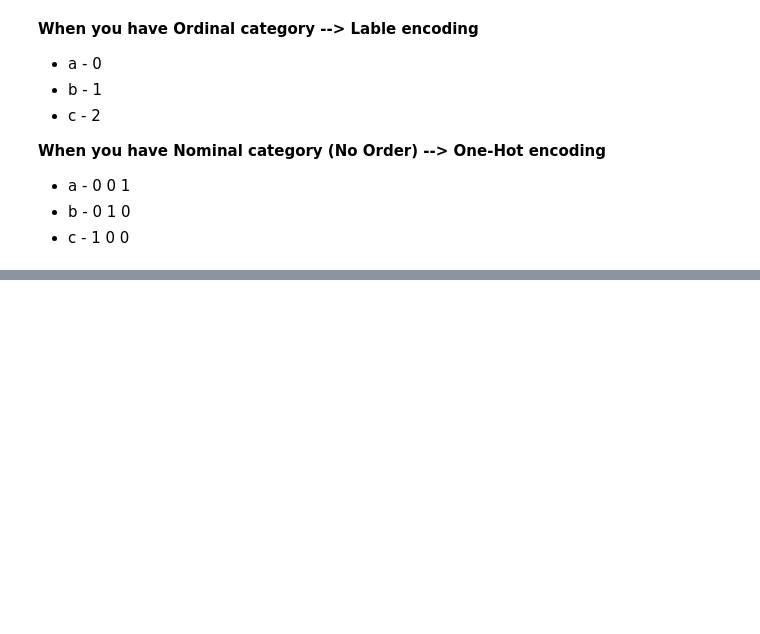
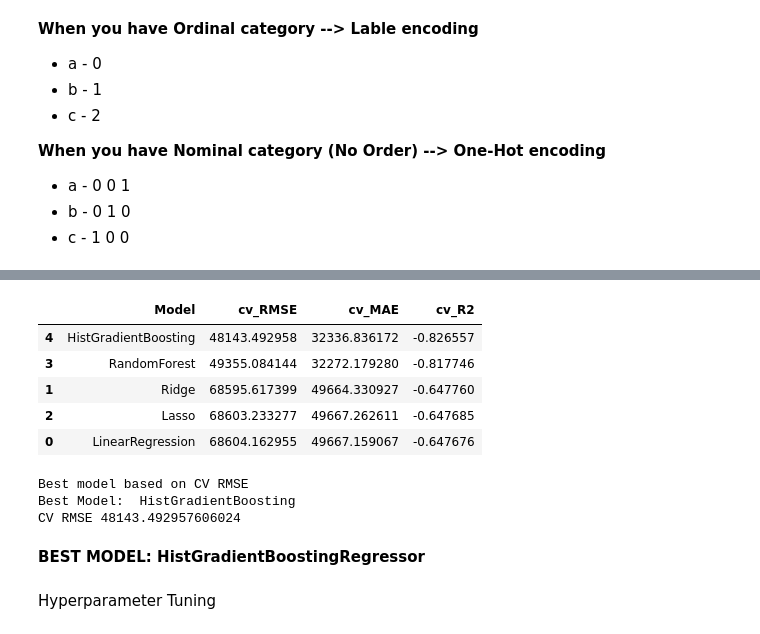
Before and after one commit to Dulyana-Silva/MLproject5-House-Price-Prediction, a Jupyter notebook: House_Price_Prediction.ipynb, the cells around one changed output, grey strips where cells are left out. Saved outputs shown, nothing was run; the diff lists cells and outputs as text; code cells hidden in the pictures; blank space fills up the shorter version.

```diff
--- a/House_Price_Prediction.ipynb
+++ b/House_Price_Prediction.ipynb
@@ -376,0 +449,37 @@ Baseline Model (Simple Linear Regression Model) ---> No CV, No tuning
+# %%
+# Models to try
+models = {
+    "LinearRegression": LinearRegression(),
+    "Ridge": Ridge(random_state = 42),
+    "Lasso": Lasso(random_state = 42, max_iter=10000),
+    "RandomForest": RandomForestRegressor(),
+    "HistGradientBoosting": HistGradientBoostingRegressor()
+}
+# %%
+# KFold value --> k -number of fold that we want
+k = 5
+cv = KFold(n_splits = k, shuffle = True, random_state = 42)
+# %%
+scoring = {
+    "RMSE": "neg_root_mean_squared_error",
+    "MAE": "neg_mean_absolute_error",
+    "R2": "r2"
+}
+# %%
+rows = []
+
+for name, model in models.items():
+  pipe = Pipeline(steps=[("preprocess", preprocess), ("model", model)])
+
+  scores = cross_validate(pipe, X_train, Y_train, cv = cv, scoring = scoring, n_jobs =1)
+  rows.append({
+      "Model": name,
+      "cv_RMSE": -scores["test_RMSE"].mean(),
+      "cv_MAE": -scores["test_MAE"].mean(),
+      "cv_R2": -scores["test_R2"].mean()
+  })
+
+# sort based on lowest rmse value
+cv_results = pd.DataFrame(rows).sort_values(by = "cv_RMSE")
+print("=== CV Model Comparison ===")
+print(cv_results)
@@ -376,0 +527,26 @@ Baseline Model (Simple Linear Regression Model) ---> No CV, No tuning
+# %%
+cv_results
+# %% [output]
+|  | Model | cv_RMSE | cv_MAE | cv_R2 |
+| 4 | HistGradientBoosting | 48143.492958 | 32336.836172 | -0.826557 |
+| 3 | RandomForest | 49355.084144 | 32272.179280 | -0.817746 |
+| 1 | Ridge | 68595.617399 | 49664.330927 | -0.647760 |
+| 2 | Lasso | 68603.233277 | 49667.262611 | -0.647685 |
+| 0 | LinearRegression | 68604.162955 | 49667.159067 | -0.647676 |
+# %%
+best_row = cv_results.sort_values(by = "cv_RMSE").iloc[0]
+
+best_model_name = best_row["Model"]
+best_rmse = best_row["cv_RMSE"]
+
+print("Best model based on CV RMSE")
+print("Best Model: ", best_model_name)
+print("CV RMSE", best_rmse)
+# %% [output]
+Best model based on CV RMSE
+Best Model:  HistGradientBoosting
+CV RMSE 48143.492957606024
+# %% [markdown]
+**BEST MODEL: HistGradientBoostingRegressor**
+# %% [markdown]
+Hyperparameter Tuning
```
Also changed, not shown: parts of 21 cells of this notebook.
